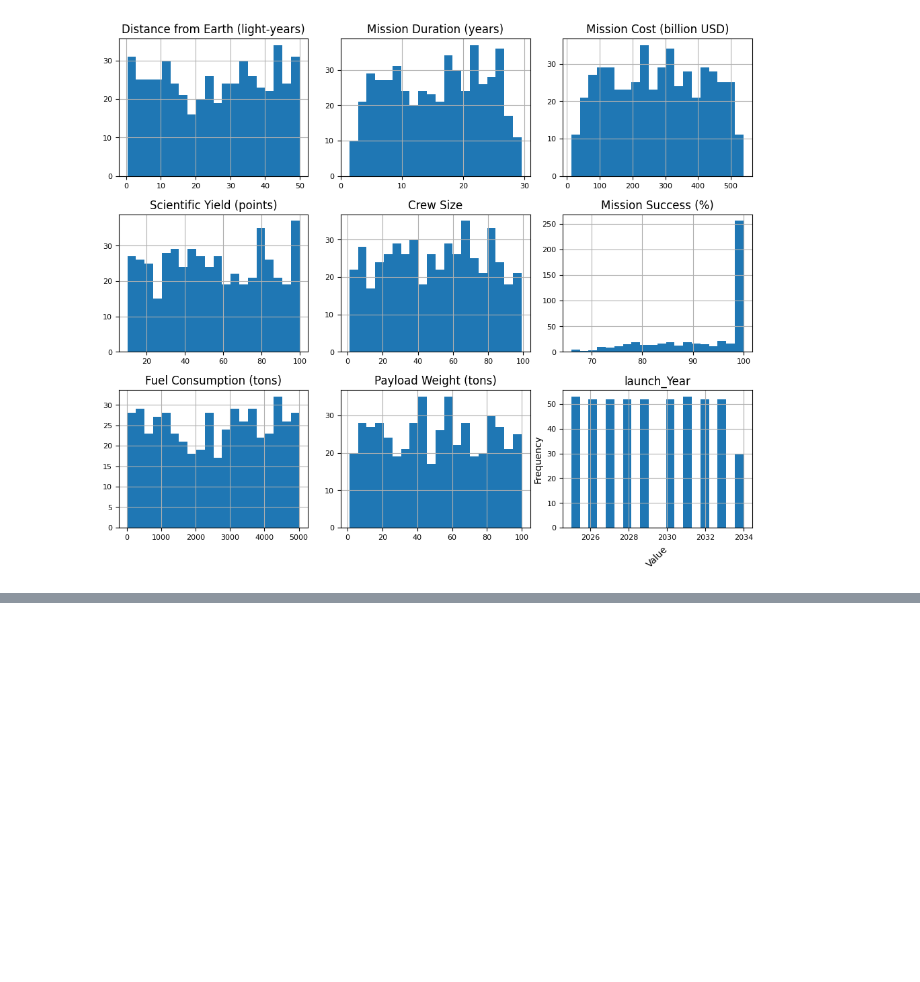
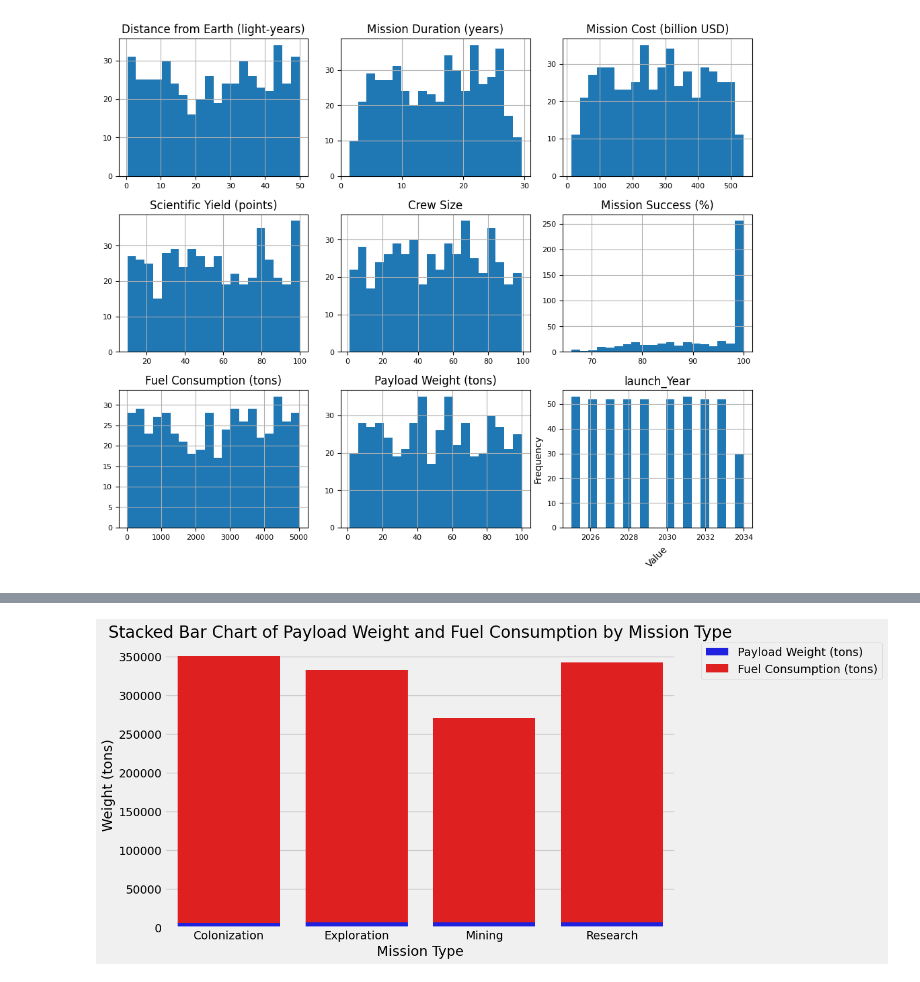
Before and after one commit to HMurawski/space_missions, a Jupyter notebook: main.ipynb, the cells around one changed output, grey strips where cells are left out. Cells and saved outputs as stored; diff of their text form; code cells hidden in the pictures; blank space fills up the shorter version.

```diff
--- a/main.ipynb
+++ b/main.ipynb
@@ -227,0 +273,16 @@ plt.show()
+# %%
+payload_weight_df = df.groupby('Mission Type')['Payload Weight (tons)'].sum().reset_index()
+fuel_consumption_df = df.groupby('Mission Type')['Fuel Consumption (tons)'].sum().reset_index()
+
+stacked_data = pd.merge(payload_weight_df, fuel_consumption_df, on='Mission Type', suffixes=('_Payload', '_Fuel'))
+
+plt.figure(figsize=(10, 6))
+sns.barplot(x='Mission Type', y='Payload Weight (tons)', data=stacked_data, label='Payload Weight (tons)', color='blue')
+sns.barplot(x='Mission Type', y='Fuel Consumption (tons)', data=stacked_data, label='Fuel Consumption (tons)', color='red', bottom=stacked_data['Payload Weight (tons)'])
+plt.title('Stacked Bar Chart of Payload Weight and Fuel Consumption by Mission Type')
+plt.xlabel('Mission Type')
+plt.ylabel('Weight (tons)')
+plt.legend(bbox_to_anchor=(1.05, 1), loc=2, borderaxespad=0)
+plt.show()
+# %% [output]
+[figure, added]
```
Also changed, not shown: parts of 3 cells of this notebook.
